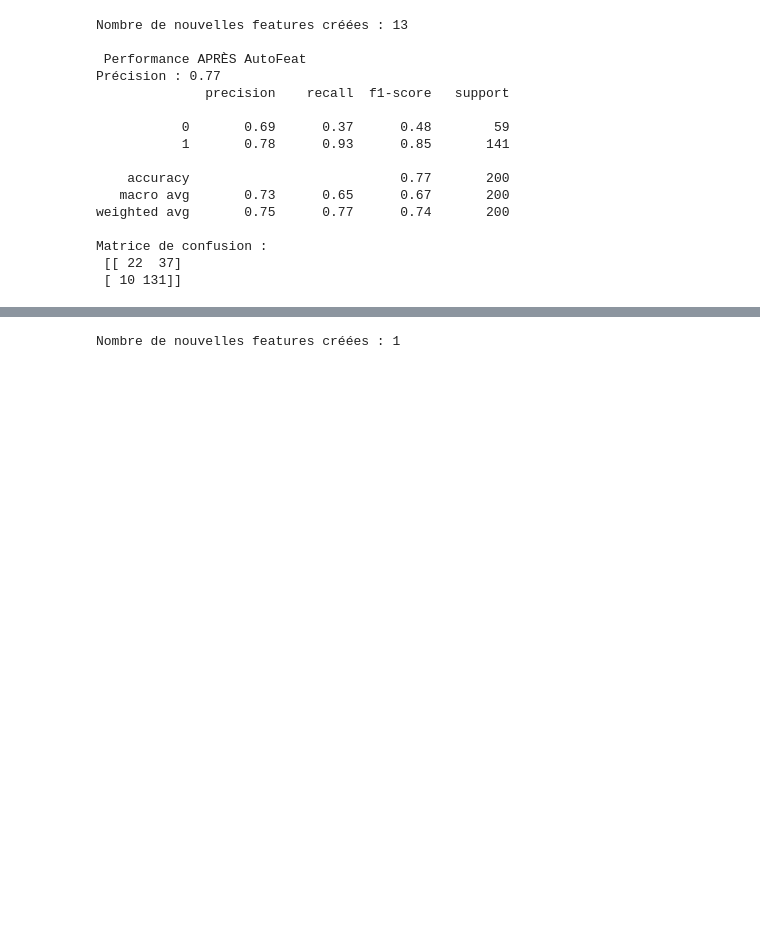
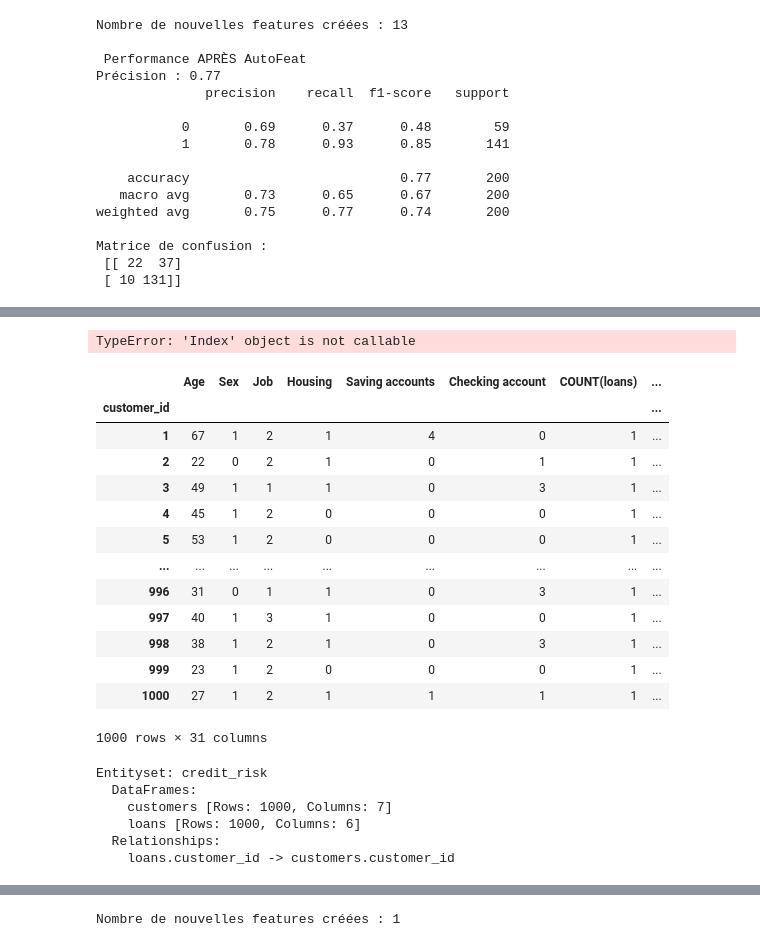
Before and after one commit to kiswayODG/AutoFE, a Jupyter notebook: germanCredit.ipynb, the cells around one changed output, grey strips where cells are left out. Drawn from its saved outputs; the diff is of its cells as text; code cells hidden in the pictures; blank space fills up the shorter version.

```diff
--- a/germanCredit.ipynb
+++ b/germanCredit.ipynb
@@ -95,0 +101,5 @@ Matrice de confusion :
+# %%
+df["customer_id"] = range(1, len(df) + 1)
+customers = df[["customer_id", "Age", "Sex", "Job", "Housing", "Saving accounts", "Checking account"]]
+loans = df[["customer_id", "Credit amount", "Duration", "Purpose", "Risk"]]
+loans.reset_index()
@@ -95,0 +120,35 @@ Matrice de confusion :
+# %%
+loans.index()
+# %% [output]
+TypeError: 'Index' object is not callable
+# %%
+
+
+entities={
+    "customers":(customers,"customer_id"),
+    "loans":(loans,"index",)
+}
+relationships=[("customers","customer_id","loans","customer_id")
+
+]
+
+feature_matrix_customers, features_defs = ft.dfs(dataframes=entities,
+                                                 relationships=relationships,
+                                                 target_dataframe_name="customers")
+# %%
+feature_matrix_customers
+# %% [output]
+|  | Age | Sex | Job | Housing | Saving accounts | Checking account | COUNT(loans) | ... |
+| customer_id |  |  |  |  |  |  |  | ... |
+| 1 | 67 | 1 | 2 | 1 | 4 | 0 | 1 | ... |
+| 2 | 22 | 0 | 2 | 1 | 0 | 1 | 1 | ... |
+| 3 | 49 | 1 | 1 | 1 | 0 | 3 | 1 | ... |
+| 4 | 45 | 1 | 2 | 0 | 0 | 0 | 1 | ... |
+| 5 | 53 | 1 | 2 | 0 | 0 | 0 | 1 | ... |
+| ... | ... | ... | ... | ... | ... | ... | ... | ... |
+| 996 | 31 | 0 | 1 | 1 | 0 | 3 | 1 | ... |
+| 997 | 40 | 1 | 3 | 1 | 0 | 0 | 1 | ... |
+| 998 | 38 | 1 | 2 | 1 | 0 | 3 | 1 | ... |
+| 999 | 23 | 1 | 2 | 0 | 0 | 0 | 1 | ... |
+| 1000 | 27 | 1 | 2 | 1 | 1 | 1 | 1 | ... |
+1000 rows × 31 columns
@@ -95,0 +162,9 @@ Matrice de confusion :
+# %%
+print(es)
+# %% [output]
+Entityset: credit_risk
+  DataFrames:
+    customers [Rows: 1000, Columns: 7]
+    loans [Rows: 1000, Columns: 6]
+  Relationships:
+    loans.customer_id -> customers.customer_id
```
Also changed, not shown: parts of 10 cells of this notebook, 4 other files.
